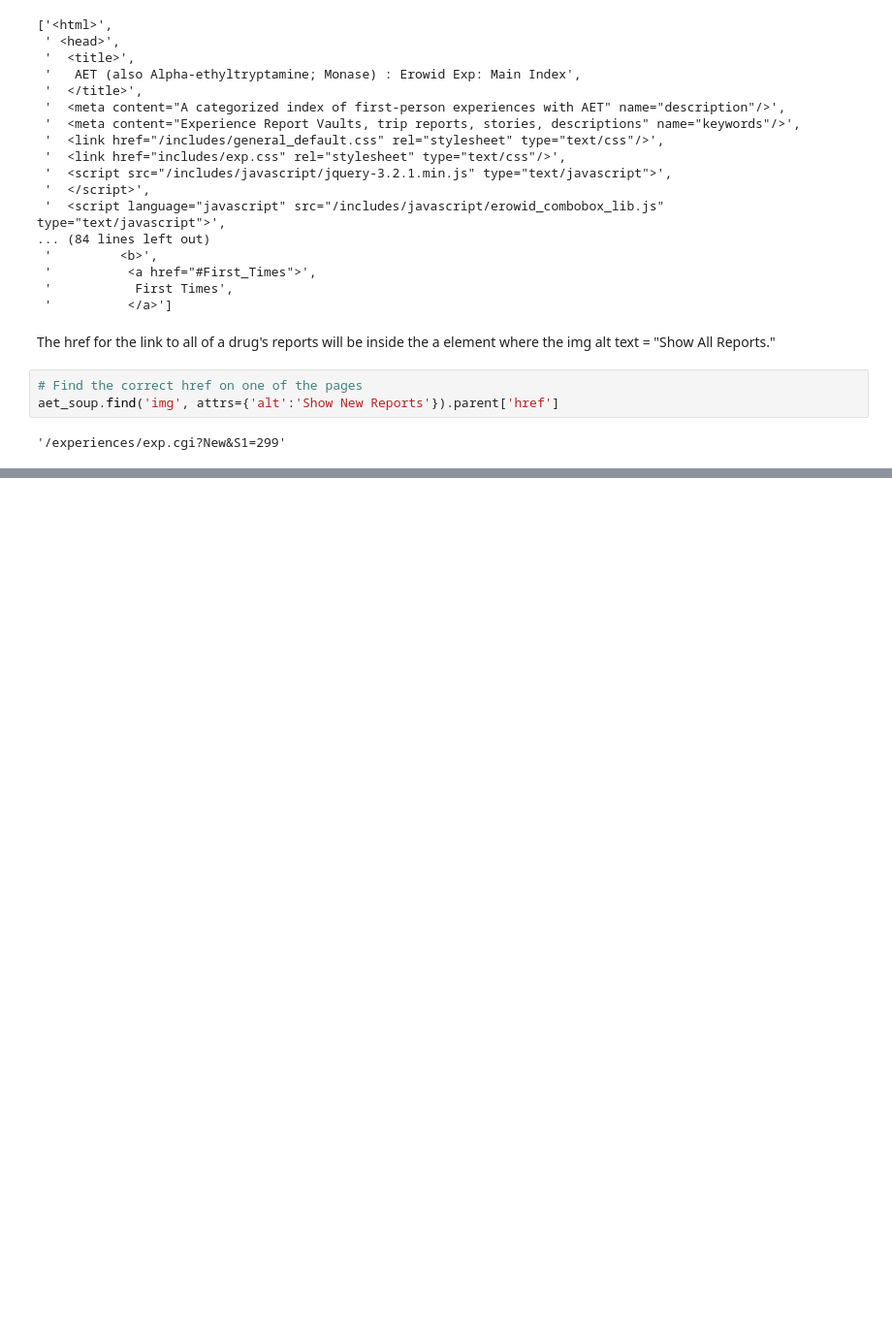
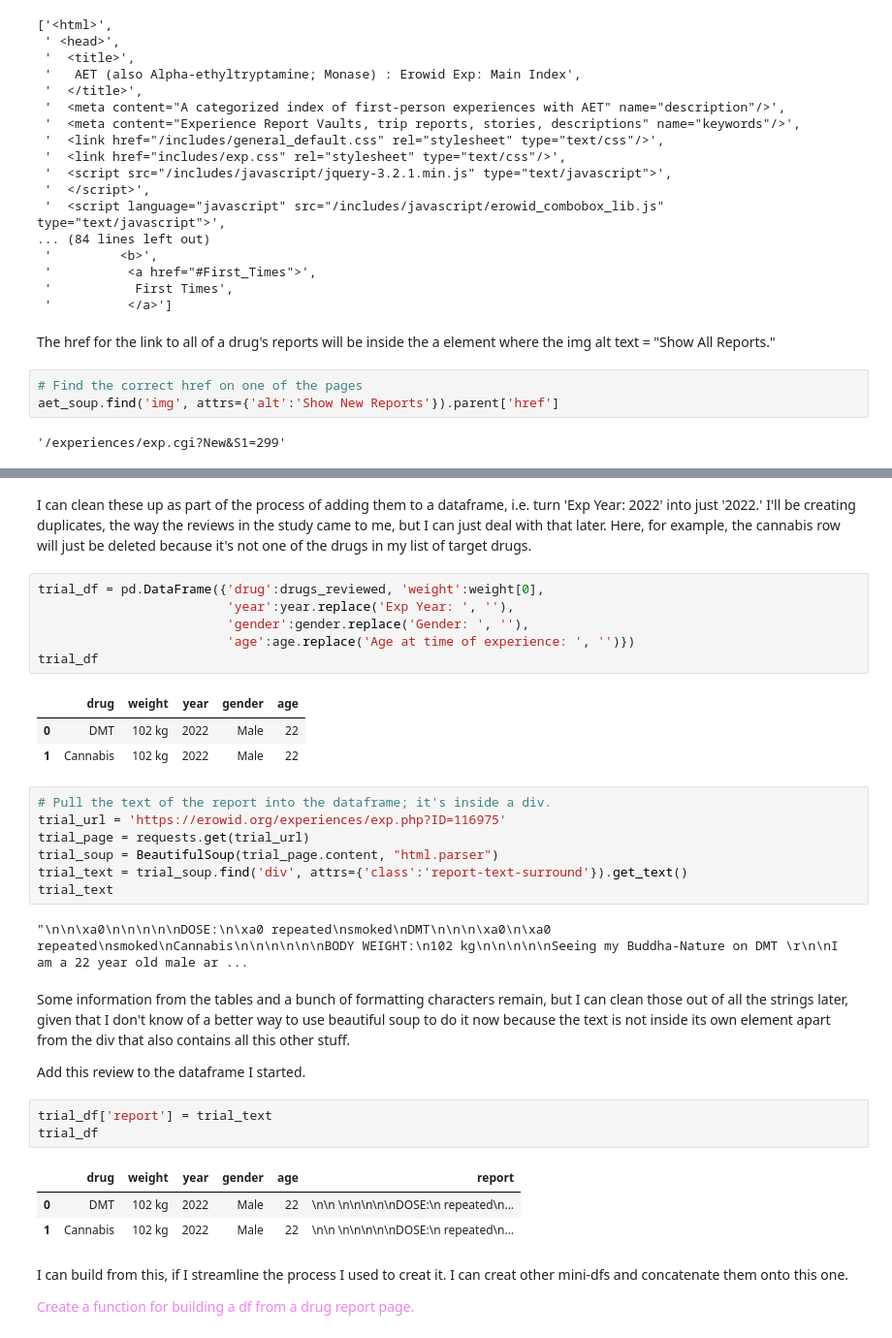
Before and after one commit to fractaldatalearning/psychedelic_efficacy, a Jupyter notebook: notebooks/8-kl-scraping.ipynb, the cells around one changed output, grey strips where cells are left out. Shown at 97% size. Saved outputs shown, nothing was run; the diff lists cells and outputs as text; blank space fills up the shorter version.

```diff
--- a/notebooks/8-kl-scraping.ipynb
+++ b/notebooks/8-kl-scraping.ipynb
@@ -205,0 +393,36 @@ drug_urls[:5]
+# %% [markdown]
+I can clean these up as part of the process of adding them to a dataframe, i.e. turn 'Exp Year: 2022' into just '2022.' I'll be creating duplicates, the way the reviews in the study came to me, but I can just deal with that later. Here, for example, the cannabis row will just be deleted because it's not one of the drugs in my list of target drugs.
+# %%
+trial_df = pd.DataFrame({'drug':drugs_reviewed, 'weight':weight[0],
+                         'year':year.replace('Exp Year: ', ''),
+                         'gender':gender.replace('Gender: ', ''),
+                         'age':age.replace('Age at time of experience: ', '')})
+trial_df
+# %% [output]
+|  | drug | weight | year | gender | age |
+| 0 | DMT | 102 kg | 2022 | Male | 22 |
+| 1 | Cannabis | 102 kg | 2022 | Male | 22 |
+# %%
+# Pull the text of the report into the dataframe; it's inside a div.
+trial_url = 'https://erowid.org/experiences/exp.php?ID=116975'
+trial_page = requests.get(trial_url)
+trial_soup = BeautifulSoup(trial_page.content, "html.parser")
+trial_text = trial_soup.find('div', attrs={'class':'report-text-surround'}).get_text()
+trial_text
+# %% [output]
+"\n\n\xa0\n\n\n\n\nDOSE:\n\xa0 repeated\nsmoked\nDMT\n\n\n\xa0\n\xa0 repeated\nsmoked\nCannabis\n\n\n\n\n\nBODY WEIGHT:\n102 kg\n\n\n\n\nSeeing my Buddha-Nature on DMT \r\n\nI am a 22 year old male ar ...
+# %% [markdown]
+Some information from the tables and a bunch of formatting characters remain, but I can clean those out of all the strings later, given that I don't know of a better way to use beautiful soup to do it now because the text is not inside its own element apart from the div that also contains all this other stuff.
+
+Add this review to the dataframe I started.
+# %%
+trial_df['report'] = trial_text
+trial_df
+# %% [output]
+|  | drug | weight | year | gender | age | report |
+| 0 | DMT | 102 kg | 2022 | Male | 22 | \n\n \n\n\n\n\nDOSE:\n repeated\n... |
+| 1 | Cannabis | 102 kg | 2022 | Male | 22 | \n\n \n\n\n\n\nDOSE:\n repeated\n... |
+# %% [markdown]
+I can build from this, if I streamline the process I used to creat it. I can creat other mini-dfs and concatenate them onto this one.
+
+<font color='violet'> Create a function for building a df from a drug report page.
```
Also changed, not shown: parts of 26 cells of this notebook.
